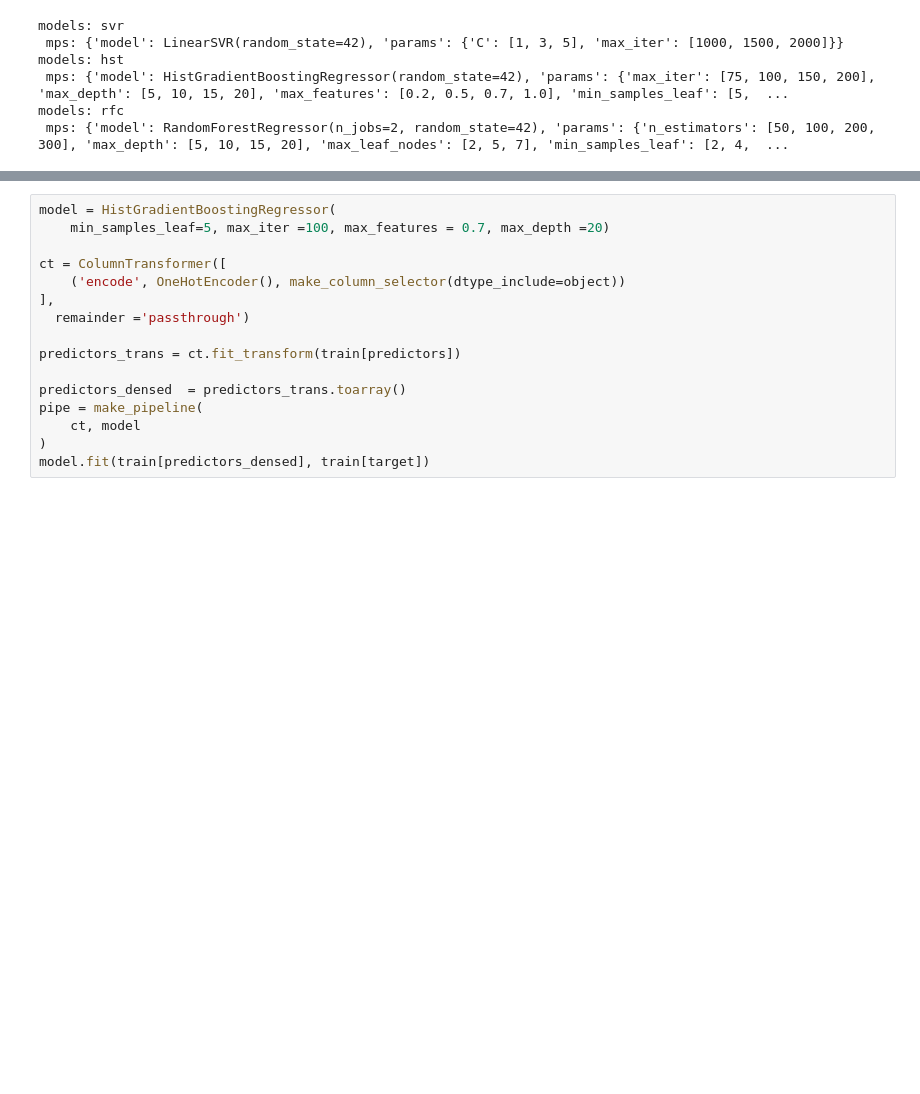
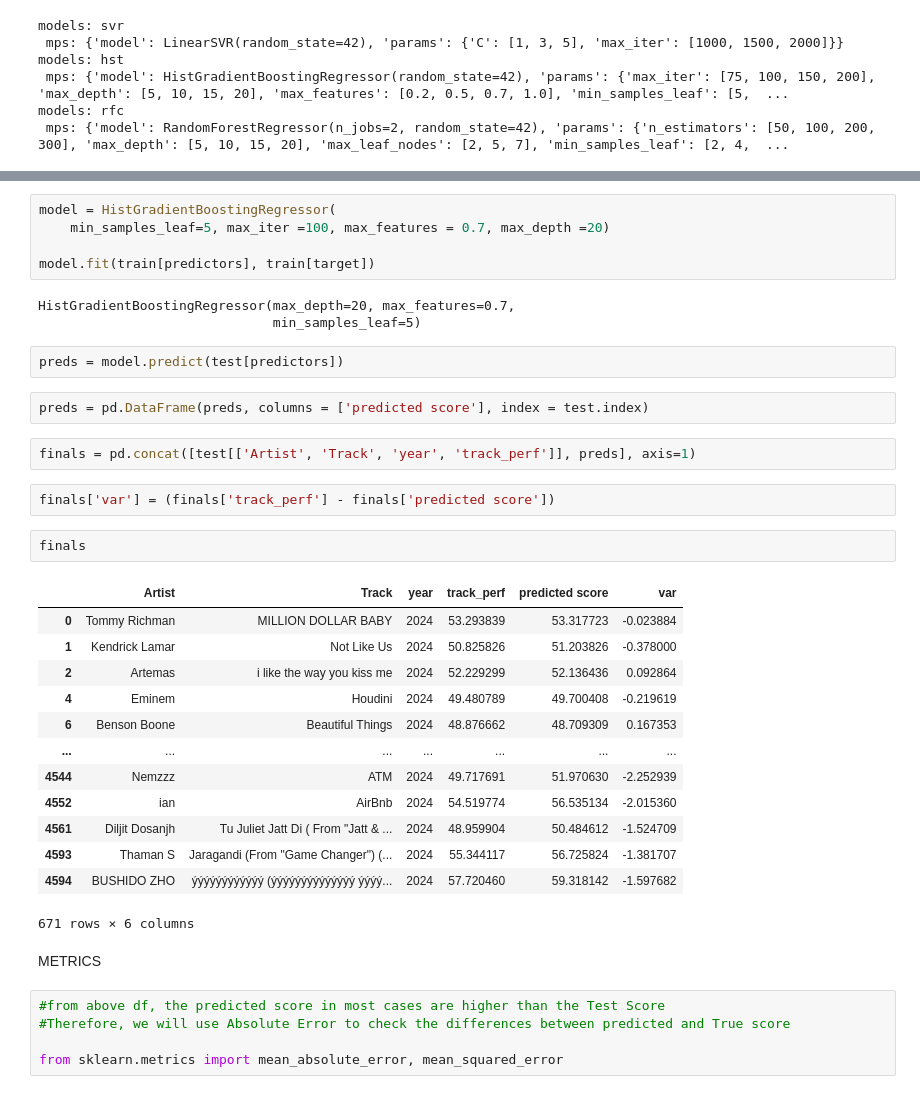
Before and after one commit to KizMan-23/supervised_models, a Jupyter notebook: spotify_trend.ipynb, the cells around one changed output, grey strips where cells are left out. Saved outputs shown, nothing was run; the diff lists cells and outputs as text; blank space fills up the shorter version.

```diff
--- a/spotify_trend.ipynb
+++ b/spotify_trend.ipynb
@@ -496,15 +474,38 @@ predictors
 model = HistGradientBoostingRegressor(
     min_samples_leaf=5, max_iter =100, max_features = 0.7, max_depth =20)
 
-ct = ColumnTransformer([
-    ('encode', OneHotEncoder(), make_column_selector(dtype_include=object))
-],
-  remainder ='passthrough')
-
-predictors_trans = ct.fit_transform(train[predictors])
-
-predictors_densed  = predictors_trans.toarray()
-pipe = make_pipeline(
-    ct, model
-)
-model.fit(train[predictors_densed], train[target])
+model.fit(train[predictors], train[target])
+# %% [output]
+HistGradientBoostingRegressor(max_depth=20, max_features=0.7,
+                              min_samples_leaf=5)
+# %%
+preds = model.predict(test[predictors])
+# %%
+preds = pd.DataFrame(preds, columns = ['predicted score'], index = test.index)
+# %%
+finals = pd.concat([test[['Artist', 'Track', 'year', 'track_perf']], preds], axis=1)
+# %%
+finals['var'] = (finals['track_perf'] - finals['predicted score'])
+# %%
+finals
+# %% [output]
+|  | Artist | Track | year | track_perf | predicted score | var |
+| 0 | Tommy Richman | MILLION DOLLAR BABY | 2024 | 53.293839 | 53.317723 | -0.023884 |
+| 1 | Kendrick Lamar | Not Like Us | 2024 | 50.825826 | 51.203826 | -0.378000 |
+| 2 | Artemas | i like the way you kiss me | 2024 | 52.229299 | 52.136436 | 0.092864 |
+| 4 | Eminem | Houdini | 2024 | 49.480789 | 49.700408 | -0.219619 |
+| 6 | Benson Boone | Beautiful Things | 2024 | 48.876662 | 48.709309 | 0.167353 |
+| ... | ... | ... | ... | ... | ... | ... |
+| 4544 | Nemzzz | ATM | 2024 | 49.717691 | 51.970630 | -2.252939 |
+| 4552 | ian | AirBnb | 2024 | 54.519774 | 56.535134 | -2.015360 |
+| 4561 | Diljit Dosanjh | Tu Juliet Jatt Di ( From "Jatt & ... | 2024 | 48.959904 | 50.484612 | -1.524709 |
+| 4593 | Thaman S | Jaragandi (From "Game Changer") (... | 2024 | 55.344117 | 56.725824 | -1.381707 |
+| 4594 | BUSHIDO ZHO | ýýýýýýýýýýýý (ýýýýýýýýýýýýýý ýýýý... | 2024 | 57.720460 | 59.318142 | -1.597682 |
+671 rows × 6 columns
+# %% [markdown]
+METRICS
+# %%
+#from above df, the predicted score in most cases are higher than the Test Score
+#Therefore, we will use Absolute Error to check the differences between predicted and True score
+
+from sklearn.metrics import mean_absolute_error, mean_squared_error
```
Also changed, not shown: parts of 5 cells of this notebook.
